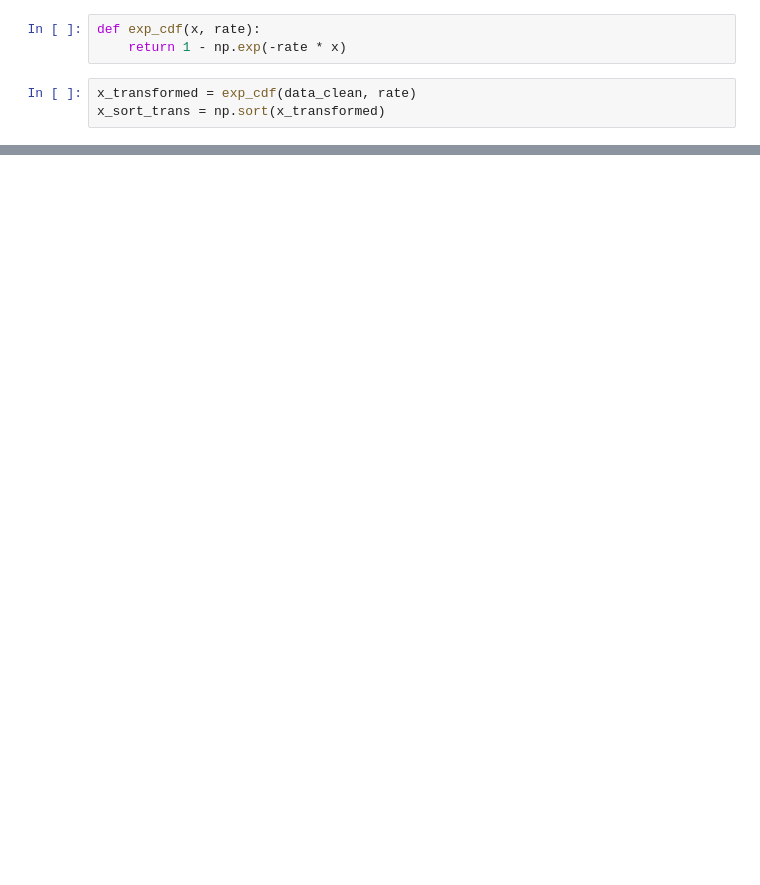
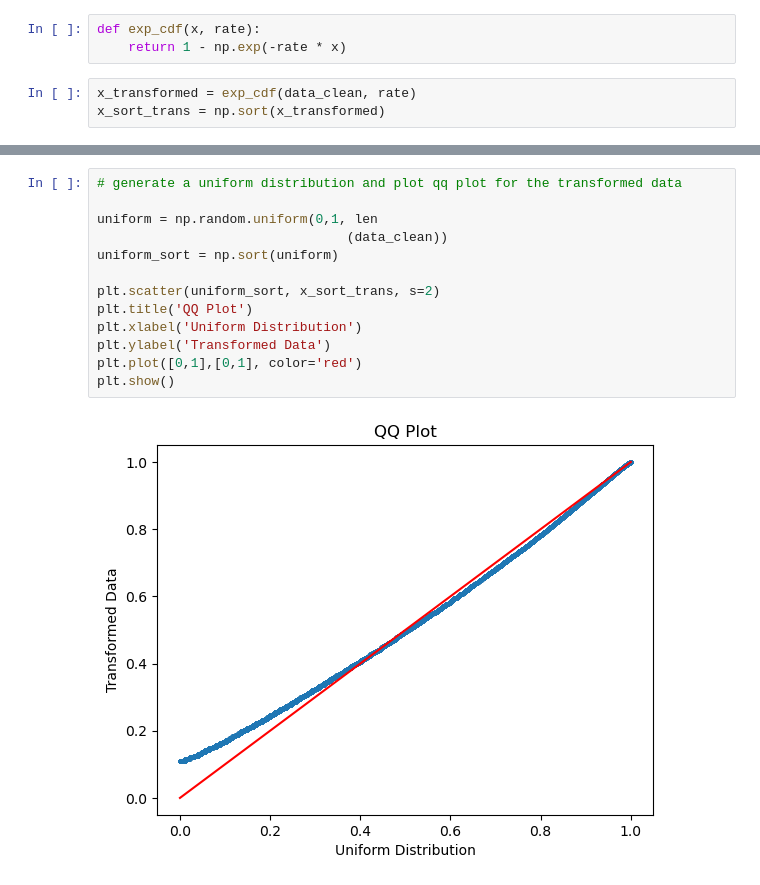
Before and after one commit to abhirao-03/stochastic-resonance, a Jupyter notebook: results/automate.ipynb, the cells around one changed output, grey strips where cells are left out. Drawn from its saved outputs; the diff is of its cells as text; blank space fills up the shorter version.

```diff
--- a/results/automate.ipynb
+++ b/results/automate.ipynb
@@ -73,0 +50,15 @@ TypeError: chisquare() got an unexpected keyword argument 'sum_check'
+# %%
+# generate a uniform distribution and plot qq plot for the transformed data
+
+uniform = np.random.uniform(0,1, len
+                                (data_clean))
+uniform_sort = np.sort(uniform)
+
+plt.scatter(uniform_sort, x_sort_trans, s=2)
+plt.title('QQ Plot')
+plt.xlabel('Uniform Distribution')
+plt.ylabel('Transformed Data')
+plt.plot([0,1],[0,1], color='red')
+plt.show()
+# %% [output]
+[figure, added]
```
Also changed, not shown: parts of 10 cells of this notebook, 1 other file.
